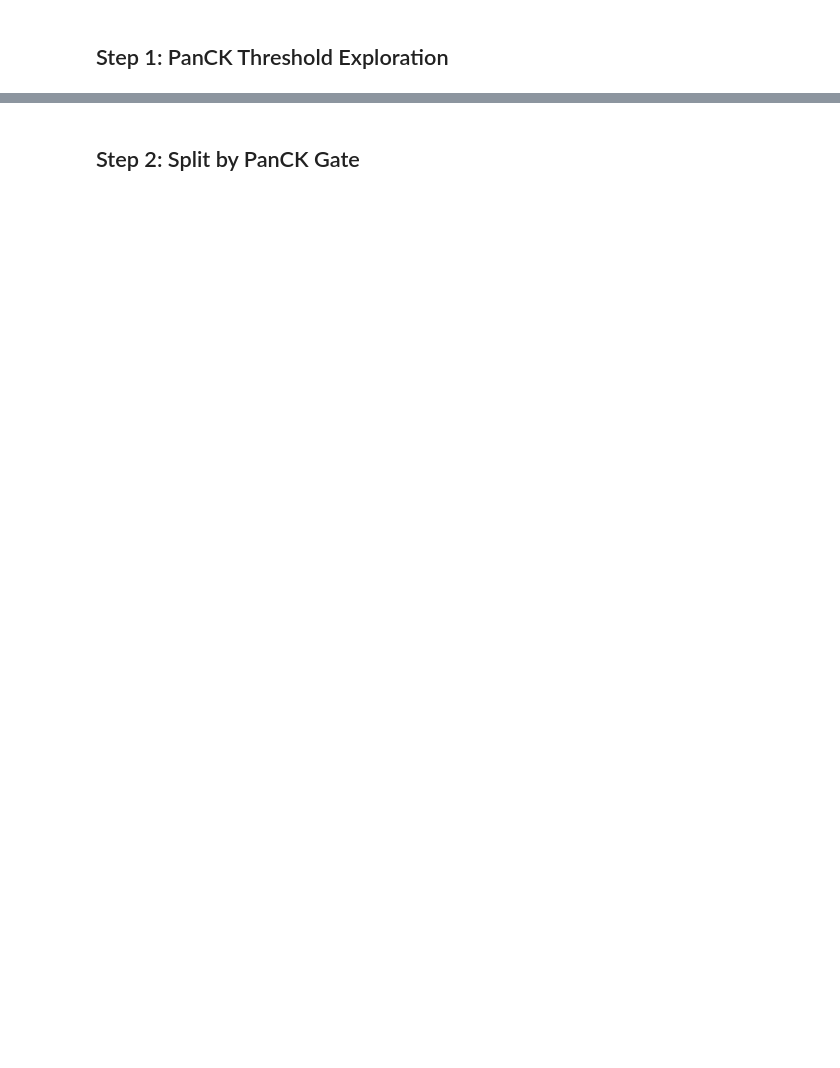
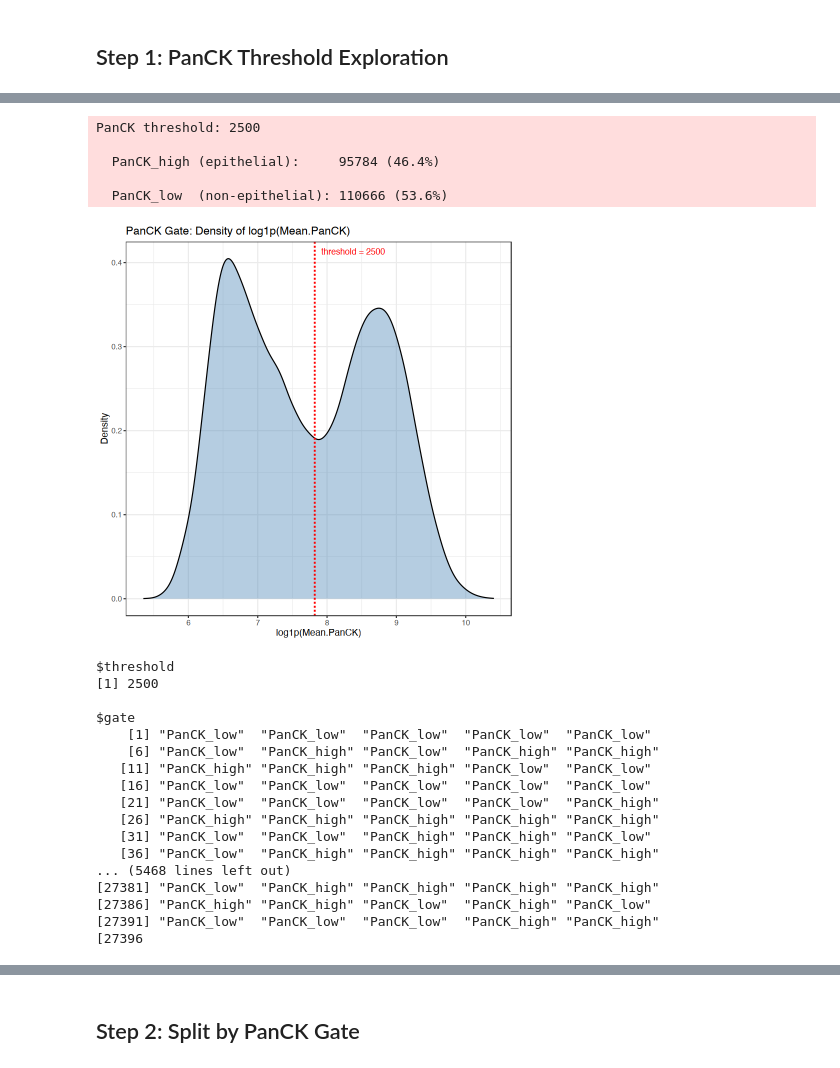
Before and after one commit to fstihler/cosmx_analysis_ADANA, a Jupyter notebook: COSMX_RNA_CellTyping_New_ADANA.ipynb, the cells around one changed output, grey strips where cells are left out. Cells and saved outputs as stored; diff of their text form; code cells hidden in the pictures; blank space fills up the shorter version.

```diff
--- a/COSMX_RNA_CellTyping_New_ADANA.ipynb
+++ b/COSMX_RNA_CellTyping_New_ADANA.ipynb
@@ -60,7 +78,7 @@ source("celltyping_pipeline.R")
 file_path <- "../outputs/TMA18/seurat_objects/merged_object_TMA18.RDS"
 reference_path <- "../inputs/InsituType_reference/BreastCancer_6k.profiles.csv"
 out_dir <- "../outputs"
-study_name <- "TMA18"
+study_name <- "TMA18_CT_Explore"
 
 out_dir_seu <- file.path(out_dir, study_name, "seurat_objects")
 full_out_dir <- file.path(out_dir, study_name, "CT")
@@ -68,7 +86,7 @@ dir.create(full_out_dir, showWarnings = FALSE, recursive = TRUE)
 dir.create(out_dir_seu, showWarnings = FALSE, recursive = TRUE)
 
 # Pipeline parameters
-panck_threshold <- 3500
+panck_threshold <- "auto"   # auto-detect from bimodal density valley (or set numeric e.g. 2500)
 n_free_clusters <- 3        # free clusters for non-epithelial (semi-supervised)
 n_clusters_epi <- 10        # clusters for epithelial (unsupervised)
 min_posterior <- 0.5         # posterior probability cutoff
@@ -103,4 +139,28 @@ gate_result <- determine_panck_threshold(
 # %%
 # Optional: try different thresholds to see the effect
-# determine_panck_threshold(seu, threshold = 2000, output_dir = full_out_dir)
+determine_panck_threshold(seu, threshold = 2500, output_dir = full_out_dir)
 # determine_panck_threshold(seu, threshold = 5000, output_dir = full_out_dir)
+# %% [output]
+PanCK threshold: 2500
+
+  PanCK_high (epithelial):     95784 (46.4%)
+
+  PanCK_low  (non-epithelial): 110666 (53.6%)
+[figure, added]
+$threshold
+[1] 2500
+
+$gate
+    [1] "PanCK_low"  "PanCK_low"  "PanCK_low"  "PanCK_low"  "PanCK_low"
+    [6] "PanCK_low"  "PanCK_high" "PanCK_low"  "PanCK_high" "PanCK_high"
+   [11] "PanCK_high" "PanCK_high" "PanCK_high" "PanCK_low"  "PanCK_low"
+   [16] "PanCK_low"  "PanCK_low"  "PanCK_low"  "PanCK_low"  "PanCK_low"
+   [21] "PanCK_low"  "PanCK_low"  "PanCK_low"  "PanCK_low"  "PanCK_high"
+   [26] "PanCK_high" "PanCK_high" "PanCK_high" "PanCK_high" "PanCK_high"
+   [31] "PanCK_low"  "PanCK_low"  "PanCK_high" "PanCK_high" "PanCK_low"
+   [36] "PanCK_low"  "PanCK_high" "PanCK_high" "PanCK_high" "PanCK_high"
+... (5468 lines left out)
+[27381] "PanCK_low"  "PanCK_high" "PanCK_high" "PanCK_high" "PanCK_high"
+[27386] "PanCK_high" "PanCK_high" "PanCK_low"  "PanCK_high" "PanCK_low"
+[27391] "PanCK_low"  "PanCK_low"  "PanCK_low"  "PanCK_high" "PanCK_high"
+[27396
```
Also changed, not shown: parts of 6 cells of this notebook, 1 other file.
